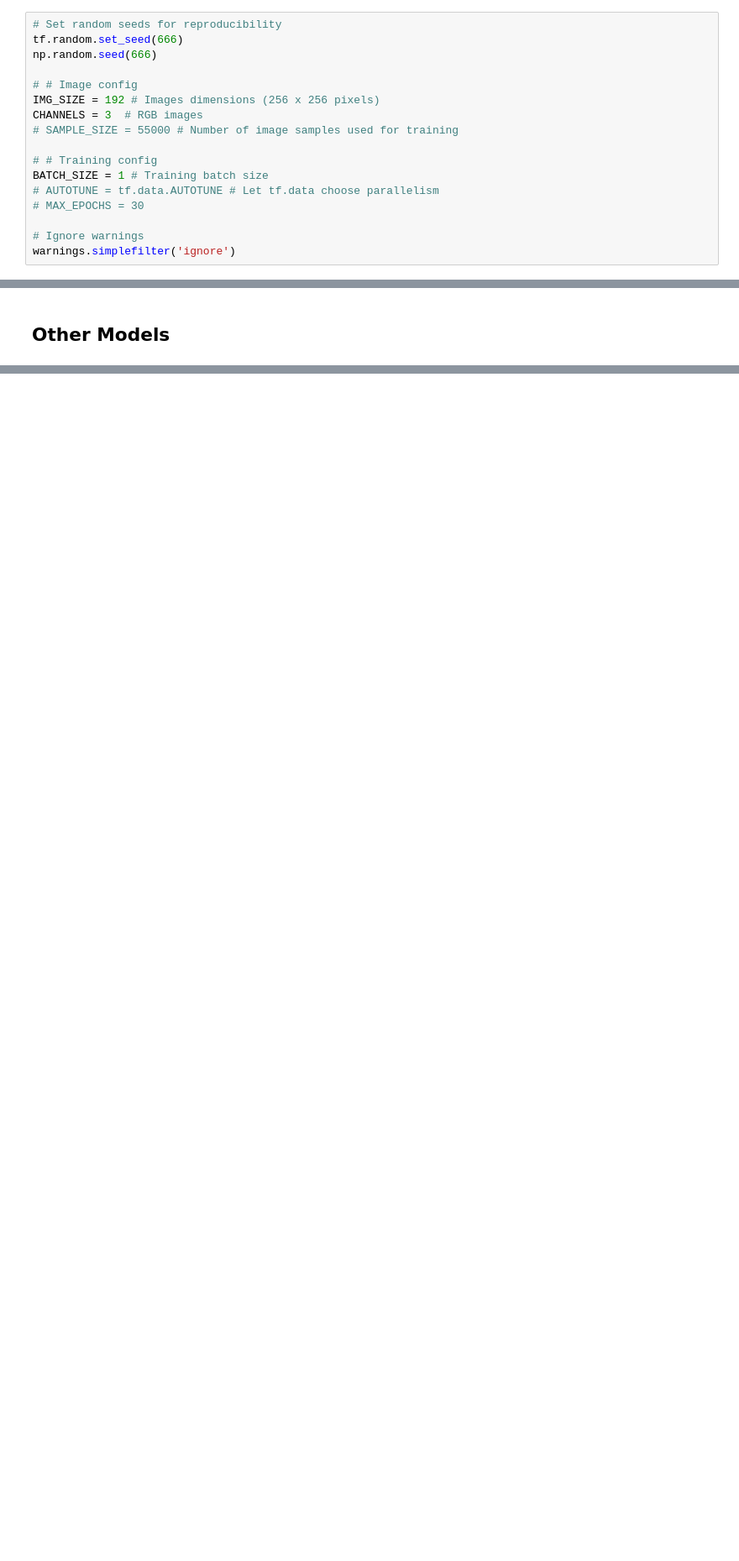
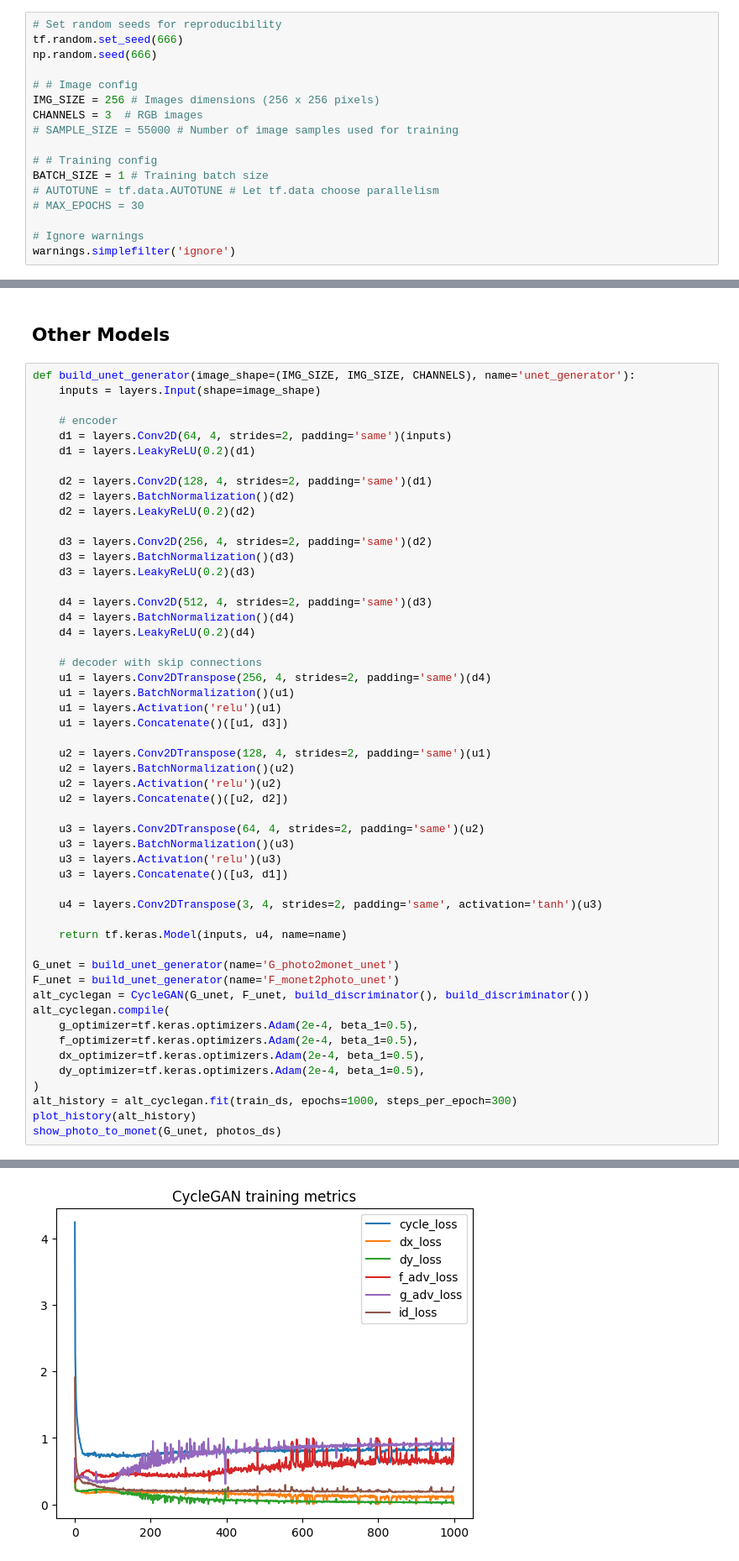
Before and after one commit to ryan-bulger/Monet-GAN, a Jupyter notebook: monet-gan.ipynb, the cells around one changed output, grey strips where cells are left out. Shown at 84% size. Saved outputs shown, nothing was run; the diff lists cells and outputs as text; blank space fills up the shorter version.

Commit message:
unet model

```diff
--- a/monet-gan.ipynb
+++ b/monet-gan.ipynb
@@ -65,7 +68,7 @@ tf.random.set_seed(666)
 np.random.seed(666)
 
 # # Image config
-IMG_SIZE = 192 # Images dimensions (256 x 256 pixels)
+IMG_SIZE = 256 # Images dimensions (256 x 256 pixels)
 CHANNELS = 3  # RGB images
 # SAMPLE_SIZE = 55000 # Number of image samples used for training
 
@@ -542,2 +513,55 @@ print(f"Saved {counter} Monet-style images.")
 # %% [markdown]
 ## Other Models
+# %%
+def build_unet_generator(image_shape=(IMG_SIZE, IMG_SIZE, CHANNELS), name='unet_generator'):
+    inputs = layers.Input(shape=image_shape)
+
+    # encoder
+    d1 = layers.Conv2D(64, 4, strides=2, padding='same')(inputs)
+    d1 = layers.LeakyReLU(0.2)(d1)
+
+    d2 = layers.Conv2D(128, 4, strides=2, padding='same')(d1)
+    d2 = layers.BatchNormalization()(d2)
+    d2 = layers.LeakyReLU(0.2)(d2)
+
+    d3 = layers.Conv2D(256, 4, strides=2, padding='same')(d2)
+    d3 = layers.BatchNormalization()(d3)
+    d3 = layers.LeakyReLU(0.2)(d3)
+
+    d4 = layers.Conv2D(512, 4, strides=2, padding='same')(d3)
+    d4 = layers.BatchNormalization()(d4)
+    d4 = layers.LeakyReLU(0.2)(d4)
+
+    # decoder with skip connections
+    u1 = layers.Conv2DTranspose(256, 4, strides=2, padding='same')(d4)
+    u1 = layers.BatchNormalization()(u1)
+    u1 = layers.Activation('relu')(u1)
+    u1 = layers.Concatenate()([u1, d3])
+
+    u2 = layers.Conv2DTranspose(128, 4, strides=2, padding='same')(u1)
+    u2 = layers.BatchNormalization()(u2)
+    u2 = layers.Activation('relu')(u2)
+    u2 = layers.Concatenate()([u2, d2])
+
+    u3 = layers.Conv2DTranspose(64, 4, strides=2, padding='same')(u2)
+    u3 = layers.BatchNormalization()(u3)
+    u3 = layers.Activation('relu')(u3)
+    u3 = layers.Concatenate()([u3, d1])
+
+    u4 = layers.Conv2DTranspose(3, 4, strides=2, padding='same', activation='tanh')(u3)
+
+    return tf.keras.Model(inputs, u4, name=name)
+
+G_unet = build_unet_generator(name='G_photo2monet_unet')
+F_unet = build_unet_generator(name='F_monet2photo_unet')
+alt_cyclegan = CycleGAN(G_unet, F_unet, build_discriminator(), build_discriminator())
+alt_cyclegan.compile(
+    g_optimizer=tf.keras.optimizers.Adam(2e-4, beta_1=0.5),
+    f_optimizer=tf.keras.optimizers.Adam(2e-4, beta_1=0.5),
+    dx_optimizer=tf.keras.optimizers.Adam(2e-4, beta_1=0.5),
+    dy_optimizer=tf.keras.optimizers.Adam(2e-4, beta_1=0.5),
+)
+alt_history = alt_cyclegan.fit(train_ds, epochs=1000, steps_per_epoch=300)
+plot_history(alt_history)
+show_photo_to_monet(G_unet, photos_ds)
+# %% [output]
@@ -543,0 +592 @@ print(f"Saved {counter} Monet-style images.")
+[figure, added]
```
Also changed, not shown: parts of 15 cells of this notebook.
